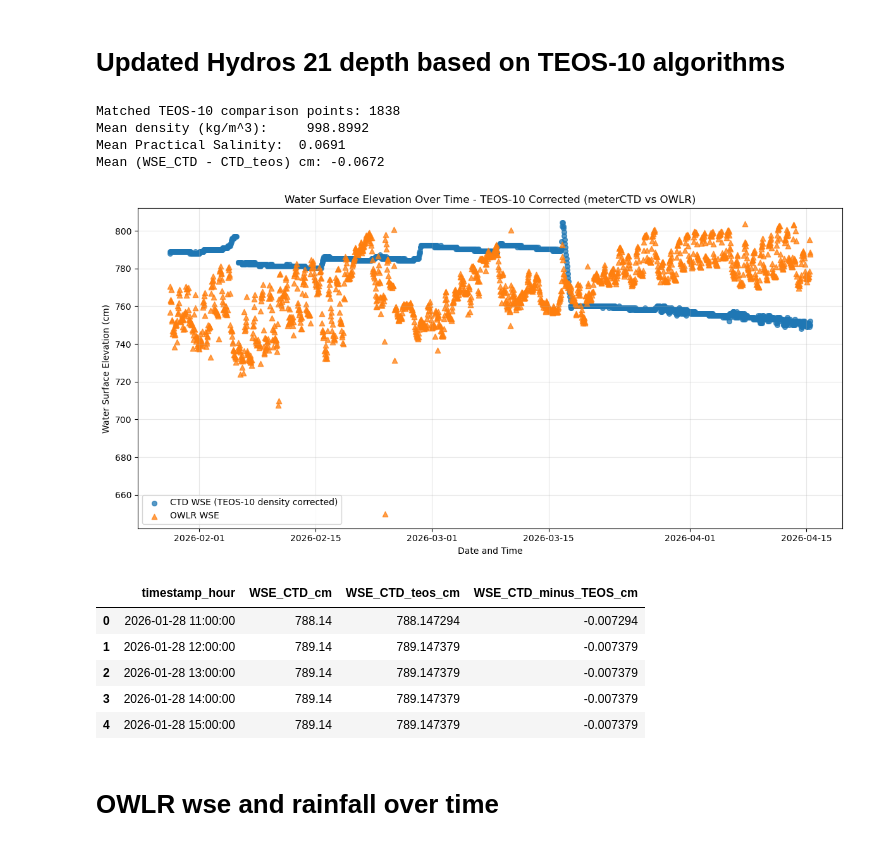
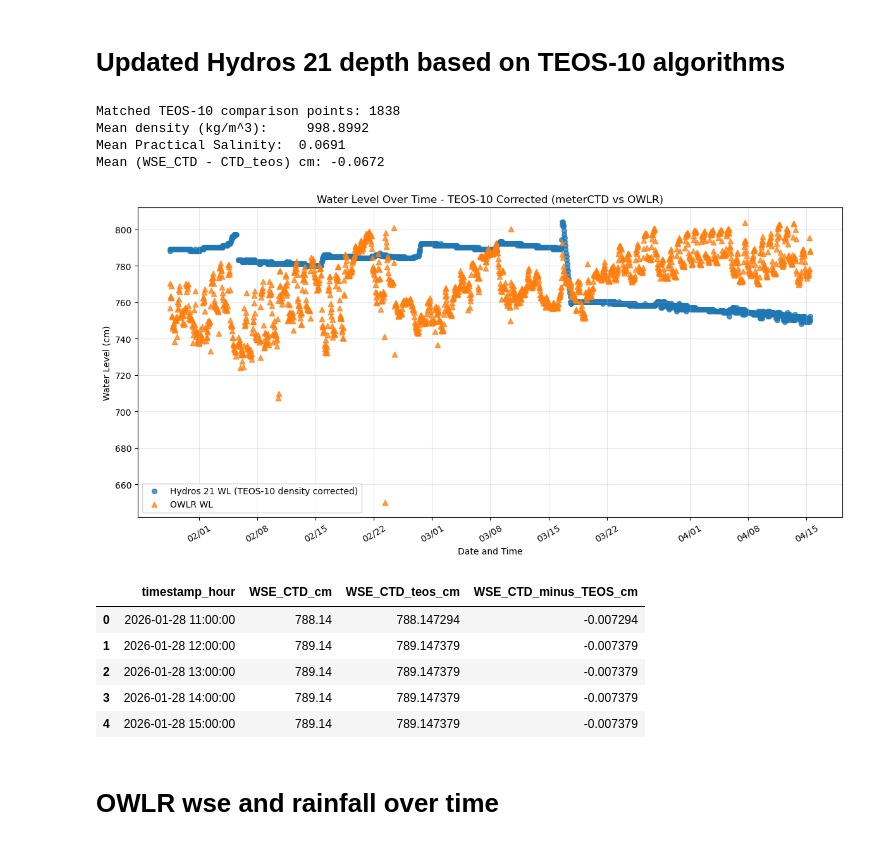
Before and after one commit to COAST-Lab/Open-Water-Level-and-Rainfall-Sensor, a Jupyter notebook: Data Analysis/waterSurfaceElevationAnalysis.ipynb, the cells around one changed output. Drawn from its saved outputs; the diff is of its cells as text; code cells hidden in the pictures.

```diff
--- a/Data Analysis/waterSurfaceElevationAnalysis.ipynb
+++ b/Data Analysis/waterSurfaceElevationAnalysis.ipynb
@@ -140,6 +140,7 @@ Matched comparison points: 1838
 # Updated Hydros 21 depth based on TEOS-10 algorithms
 # %%
 
+import matplotlib.dates as mdates
 
 # UNCW CMS Pond, Wilmington NC location for TEOS-10 SA calculation
 SITE_LAT = 34.23
@@ -220,38 +221,47 @@ comparison_teos = comparison_teos.sort_values('timestamp_hour').reset_index(drop
 print(f'Matched TEOS-10 comparison points: {len(comparison_teos)}')
 print(f'Mean density (kg/m^3):     {comparison_teos["rho"].mean():.4f}')
 print(f'Mean Practical Salinity:  {comparison_teos["SP"].mean():.4f}')
 print(f"Mean (WSE_CTD - CTD_teos) cm: {ctd_delta['WSE_CTD_minus_TEOS_cm'].mean():.4f}")
 
 # Plot
 plt.figure(figsize=(12, 6))
 plt.scatter(
     comparison_teos['timestamp_hour'],
     comparison_teos['WSE_CTD_teos_cm'],
     s=30, marker='o', alpha=0.75,
-    label='CTD WSE (TEOS-10 density corrected)'
+    label='Hydros 21 WL (TEOS-10 density corrected)'
 )
 plt.scatter(
     comparison_teos['timestamp_hour'],
     comparison_teos['WSE_OWLR_cm'],
     s=36, marker='^', alpha=0.75,
-    label='OWLR WSE'
+    label='OWLR WL'
 )
 
-plt.title('Water Surface Elevation Over Time - TEOS-10 Corrected (meterCTD vs OWLR)')
+plt.title('Water Level Over Time - TEOS-10 Corrected (meterCTD vs OWLR)')
 plt.xlabel('Date and Time')
-plt.ylabel('Water Surface Elevation (cm)')
+plt.ylabel('Water Level (cm)')
 plt.legend()
 plt.grid(True, alpha=0.3)
+
+# Force denser date ticks on the x-axis and format as MM/DD
+ax = plt.gca()
+date_locator = mdates.AutoDateLocator(minticks=12, maxticks=20)
+date_formatter = mdates.DateFormatter('%m/%d')
+ax.xaxis.set_major_locator(date_locator)
+ax.xaxis.set_major_formatter(date_formatter)
+plt.xticks(rotation=30)
+
 plt.tight_layout()
 plt.show()
 
 ctd_delta[['timestamp_hour', 'WSE_CTD_cm', 'WSE_CTD_teos_cm', 'WSE_CTD_minus_TEOS_cm']].head()
 # %% [output]
 Matched TEOS-10 comparison points: 1838
 Mean density (kg/m^3):     998.8992
 Mean Practical Salinity:  0.0691
 Mean (WSE_CTD - CTD_teos) cm: -0.0672
-[figure, old version]
+[figure, new version]
 |  | timestamp_hour | WSE_CTD_cm | WSE_CTD_teos_cm | WSE_CTD_minus_TEOS_cm |
 | 0 | 2026-01-28 11:00:00 | 788.14 | 788.147294 | -0.007294 |
 | 1 | 2026-01-28 12:00:00 | 789.14 | 789.147379 | -0.007379 |
```
Also changed, not shown: parts of 4 cells of this notebook, 10 other files.
